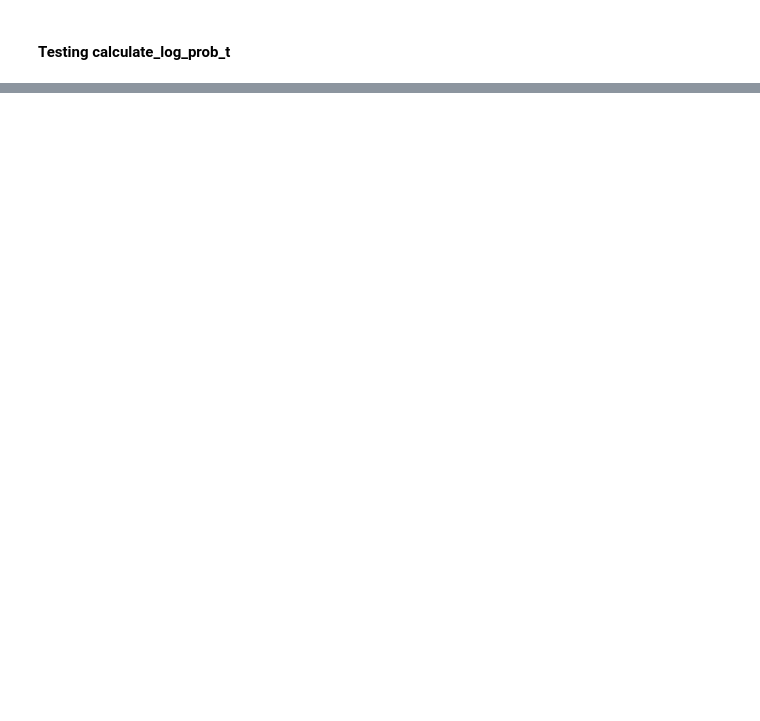
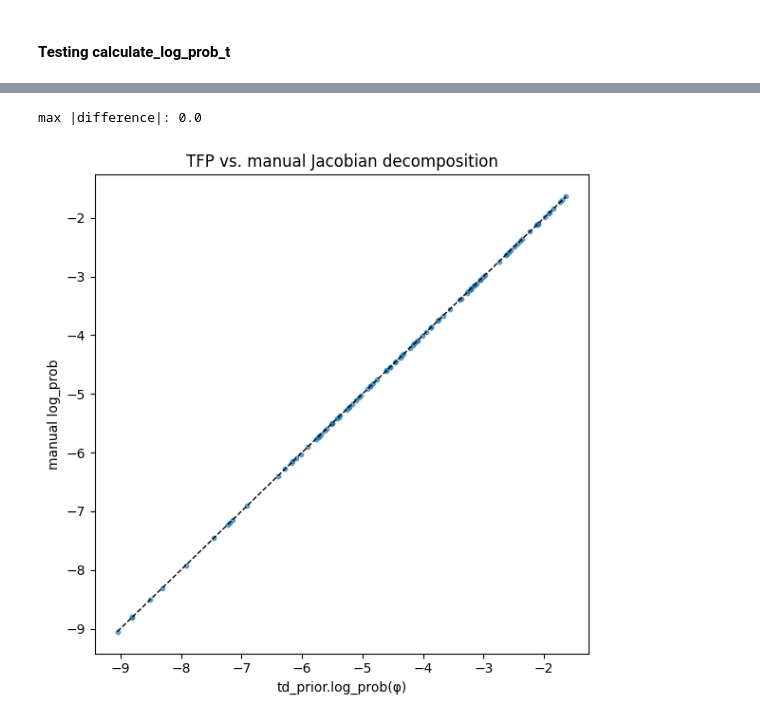
Before and after one commit to mdaghlian/braincoder_bprf, a Jupyter notebook: braincoder/utils/maths_sanity_check.ipynb, the cells around one changed output, grey strips where cells are left out. Drawn from its saved outputs; the diff is of its cells as text; code cells hidden in the pictures; blank space fills up the shorter version.

Commit message:
added jacobian - probably will change this soon again...

```diff
--- a/braincoder/utils/maths_sanity_check.ipynb
+++ b/braincoder/utils/maths_sanity_check.ipynb
@@ -1066,0 +588,69 @@ print("Log probability:", logp.numpy())
+# %%
+import numpy as np
+import tensorflow as tf
+import tensorflow_probability as tfp
+import matplotlib.pyplot as plt
+
+tfd = tfp.distributions
+tfb = tfp.bijectors
+
+with tf.device(f'/CPU:0'):
+    # Number of independent vectors
+    num_samples = 100
+    # Dimension of each vector
+    D = 3
+
+    # 1) Sample unconstrained φ ∈ ℝ^D
+    phi = tf.random.normal([num_samples, D])
+
+    # 2) Define an elementwise bijector mapping ℝ → [p_min, p_max]
+    p_min, p_max = 0.1, 6.0
+    sigmoid_bij = tfb.Sigmoid(low=p_min, high=p_max)
+
+    # 3) Base prior in θ-space: Multivariate Normal with diagonal covariance
+    mu0 = tf.ones([D]) * 3.0
+    sigma0 = tf.ones([D]) * 1.0
+    base_mvn = tfd.MultivariateNormalDiag(loc=mu0, scale_diag=sigma0)
+
+    # 4) TransformedDistribution over φ (so that θ = sigmoid(φ) ∈ [p_min, p_max]^D)
+    td_prior = tfd.TransformedDistribution(
+        distribution=base_mvn,
+        bijector=tfb.Invert(sigmoid_bij),
+        # event_shape_override=[D],   # tells TFP that the bijector acts on a D-vector
+    )
+
+    # 5) Push φ through the forward bijector to get θ
+    theta = sigmoid_bij.forward(phi)
+
+    # 6) Compute TFP’s built-in log_prob on φ
+    logp_td = td_prior.log_prob(phi)
+
+    # 7) Manual decomposition:
+    #    log p(φ) = log p_Θ(θ) + log |det dθ/dφ|
+    logp_base = base_mvn.log_prob(theta)                                 # log p_Θ(θ)
+    logp_jac  = sigmoid_bij.forward_log_det_jacobian(phi, event_ndims=1)  # sum over D dims
+    logp_manual = logp_base + logp_jac
+
+    # 8) Compare
+    diff = logp_td - logp_manual
+    print("max |difference|:", np.max(np.abs(diff.numpy())))  # should be ~0
+
+    # 9) Quick scatter plot to visualize agreement
+    plt.figure(figsize=(6,6))
+    plt.scatter(logp_td.numpy(), logp_manual.numpy(), s=10, alpha=0.6)
+    lims = [
+        min(logp_td.numpy().min(), logp_manual.numpy().min()),
+        max(logp_td.numpy().max(), logp_manual.numpy().max()),
+    ]
+    plt.plot(lims, lims, 'k--', linewidth=1)
+    plt.xlabel("td_prior.log_prob(φ)")
+    plt.ylabel("manual log_prob")
+    plt.title("TFP vs. manual Jacobian decomposition")
+    plt.tight_layout()
+    plt.show()
+
+    # 10) (Optional) Assert numerical equality up to tolerance
+    assert np.allclose(logp_td.numpy(), logp_manual.numpy(), atol=1e-6)
+# %% [output]
+max |difference|: 0.0
+[figure, added]
```
Also changed, not shown: parts of 26 cells of this notebook, 2 other files.
